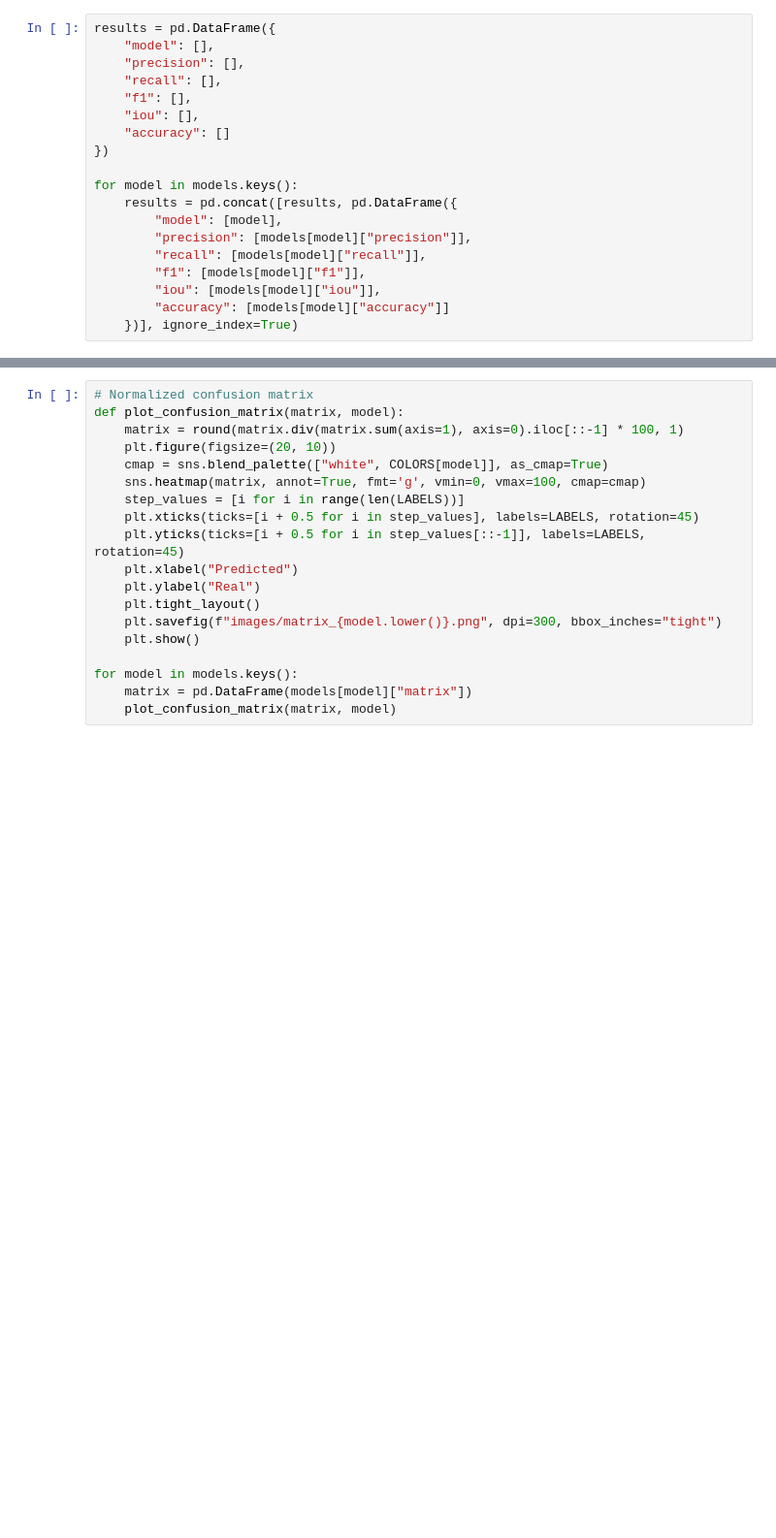
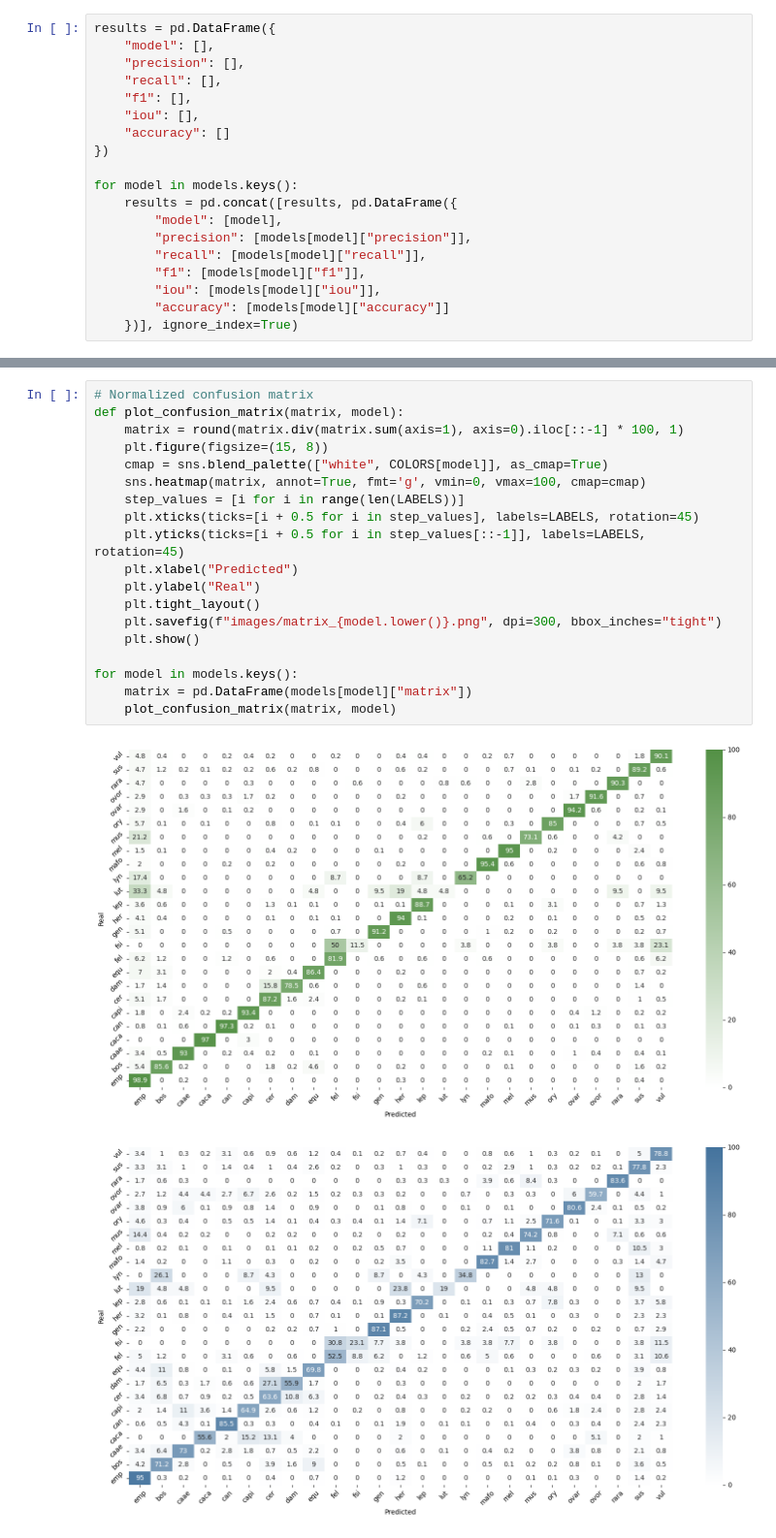
Before and after one commit to ziriraha/snieves-donana-benchmark, a Jupyter notebook: models/analysis/study.ipynb, the cells around one changed output, grey strips where cells are left out. Shown at 97% size. Drawn from its saved outputs; the diff is of its cells as text; blank space fills up the shorter version.

```diff
--- a/models/analysis/study.ipynb
+++ b/models/analysis/study.ipynb
@@ -191,19 +198,22 @@ plot_all_metrics(results, COLORS)
 # %%
 # Normalized confusion matrix
 def plot_confusion_matrix(matrix, model):
     matrix = round(matrix.div(matrix.sum(axis=1), axis=0).iloc[::-1] * 100, 1)
-    plt.figure(figsize=(20, 10))
+    plt.figure(figsize=(15, 8))
     cmap = sns.blend_palette(["white", COLORS[model]], as_cmap=True)
     sns.heatmap(matrix, annot=True, fmt='g', vmin=0, vmax=100, cmap=cmap)
     step_values = [i for i in range(len(LABELS))]
     plt.xticks(ticks=[i + 0.5 for i in step_values], labels=LABELS, rotation=45)
     plt.yticks(ticks=[i + 0.5 for i in step_values[::-1]], labels=LABELS, rotation=45)
     plt.xlabel("Predicted")
     plt.ylabel("Real")
     plt.tight_layout()
     plt.savefig(f"images/matrix_{model.lower()}.png", dpi=300, bbox_inches="tight")
     plt.show()
 
 for model in models.keys():
     matrix = pd.DataFrame(models[model]["matrix"])
     plot_confusion_matrix(matrix, model)
+# %% [output]
+[figure, added]
+[figure, added]
```
Also changed, not shown: parts of 5 cells of this notebook, 22 other files.
